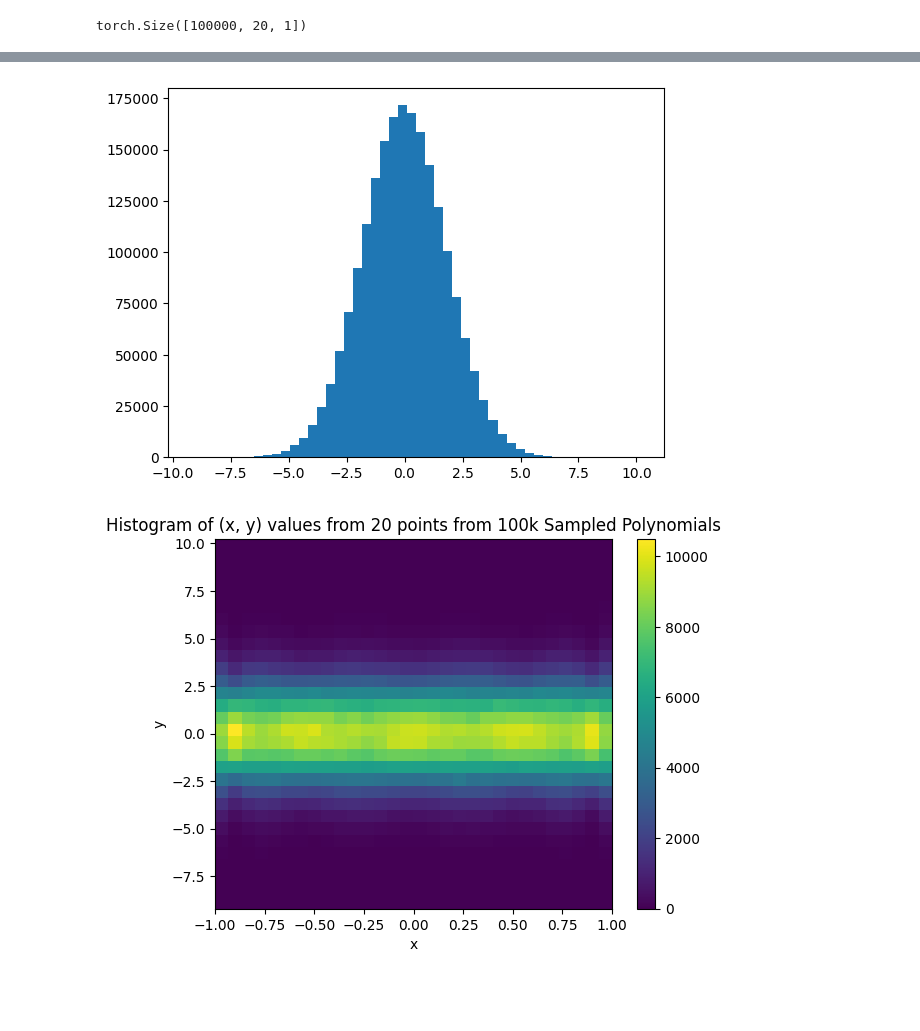
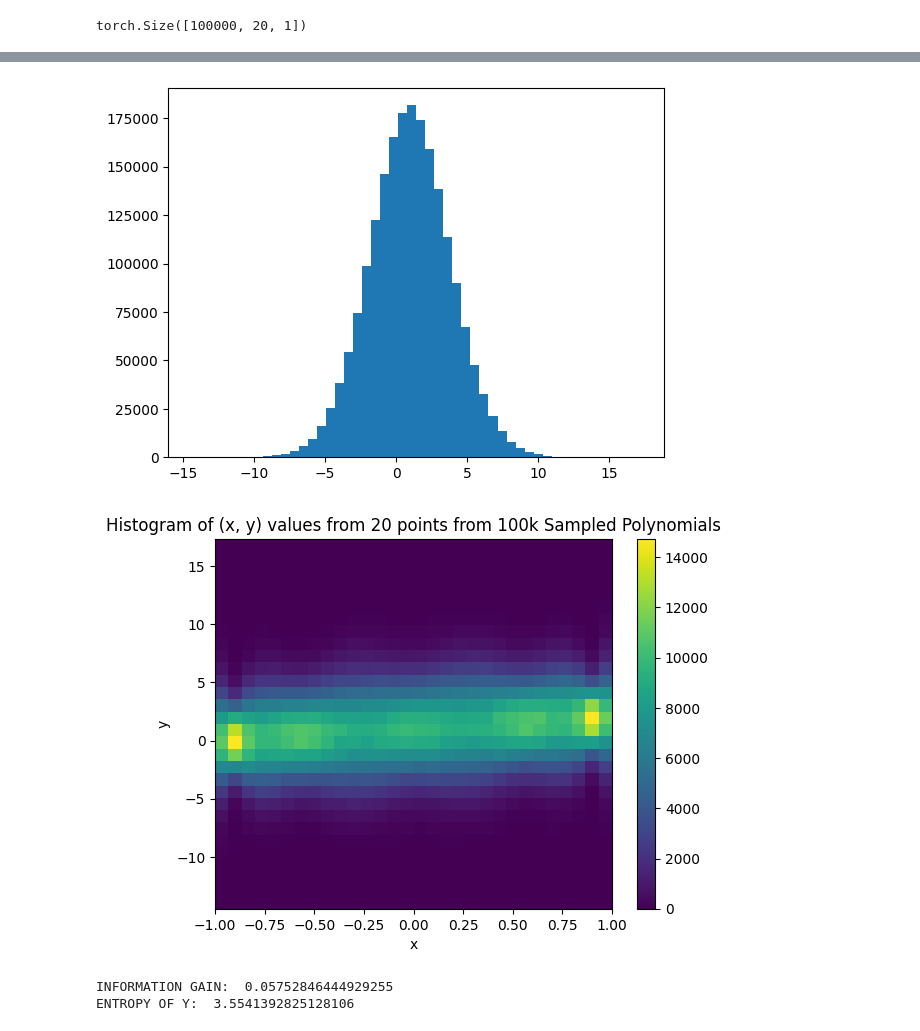
Before and after one commit to wilcoxsonm21/CS182Project, a Jupyter notebook: src/explore_polynomial_generation.ipynb, the cells around one changed output, grey strips where cells are left out. Drawn from its saved outputs; the diff is of its cells as text; code cells hidden in the pictures; blank space fills up the shorter version.

```diff
--- a/src/explore_polynomial_generation.ipynb
+++ b/src/explore_polynomial_generation.ipynb
@@ -20,8 +17,8 @@ The autoreload extension is already loaded. To reload it, use:
 # %%
 from tasks import PolynomialSharedRoots, ChebyshevKernelLinearRegression
 data =  data_sampler.sample_xs(10, 100000, 1)
-#task = PolynomialSharedRoots(n_dims=1, batch_size=100000, basis_dim=1, degree=5)
-task = ChebyshevKernelLinearRegression(n_dims=1, batch_size=100000, basis_dim=5,lowest_degree=5, highest_degree=5)
+task = PolynomialSharedRoots(n_dims=1, batch_size=100000, perturbation=0.5, basis_dim=1, degree=5)
+#task = ChebyshevKernelLinearRegression(n_dims=1, batch_size=100000, basis_dim=5,lowest_degree=5, highest_degree=5)
 print(data.shape)
 ys = task.evaluate(data).squeeze()
 print(ys[:2,:3])
@@ -40,8 +38,14 @@ torch.Size([1000000])
 # %%
+import numpy as np
+from npeet import entropy_estimators as ee
+def mutual_information(data, ys):
+    # Sort ys according to data
+    return ee.mi(data, ys)
 from tasks import get_task_sampler, ChebyshevKernelLinearRegression
 data =  data_sampler.sample_xs(20, 100000, 1)
-#task = PolynomialSharedRoots(n_dims=1, batch_size=100000, basis_dim=1, degree=5)
-task = ChebyshevKernelLinearRegression(n_dims=1, batch_size=100000, basis_dim=5,lowest_degree=5, highest_degree=5)
+task = PolynomialSharedRoots(n_dims=1, batch_size=100000, basis_dim=1, degree=5, perturbation=0.1)
+import torch
+#task = ChebyshevKernelLinearRegression(n_dims=1, batch_size=100000, basis_dim=5,lowest_degree=5, highest_degree=5, fixed_coeffs=2, scale=2.0)
 print(data.shape)
 ys = task.evaluate(data).squeeze()
 ys = ys.reshape(-1)
@@ -54,8 +58,6 @@ plt.hist(data, bins=50)
 plt.show()
 plt.hist(ys, bins=50)
 plt.show()
-selected_ys = ys[data < 0.5]
-selected_data = data[data < 0.5]
 fig = plt.figure()
 ax = fig.add_subplot(111)
 counts,xedges,yedges,img = ax.hist2d(data,ys, bins=[30,30])
@@ -65,5 +67,7 @@ plt.title("Histogram of (x, y) values from 20 points from 100k Sampled Polynomia
 plt.xlim([-1, 1])
 plt.colorbar(img)
 plt.show()
+print("INFORMATION GAIN: ", mutual_information(data, ys))
+print("ENTROPY OF Y: ", ee.entropy(ys[:, None]))
 # %% [output]
 torch.Size([100000, 20, 1])
@@ -72,2 +76,4 @@ torch.Size([100000, 20, 1])
-[figure, old version]
+[figure, new version]
-[figure, old version]
+[figure, new version]
+INFORMATION GAIN:  0.05752846444929255
+ENTROPY OF Y:  3.5541392825128106
```
Also changed, not shown: parts of 4 cells of this notebook, 17 other files.
